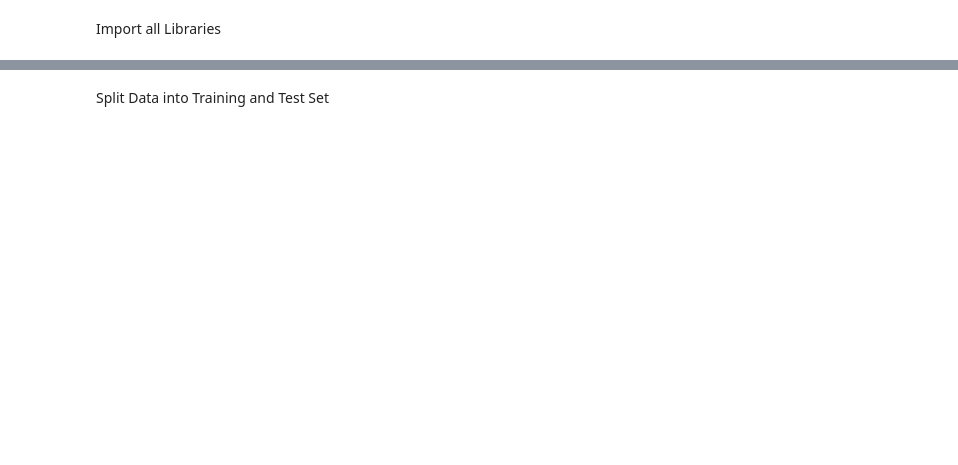
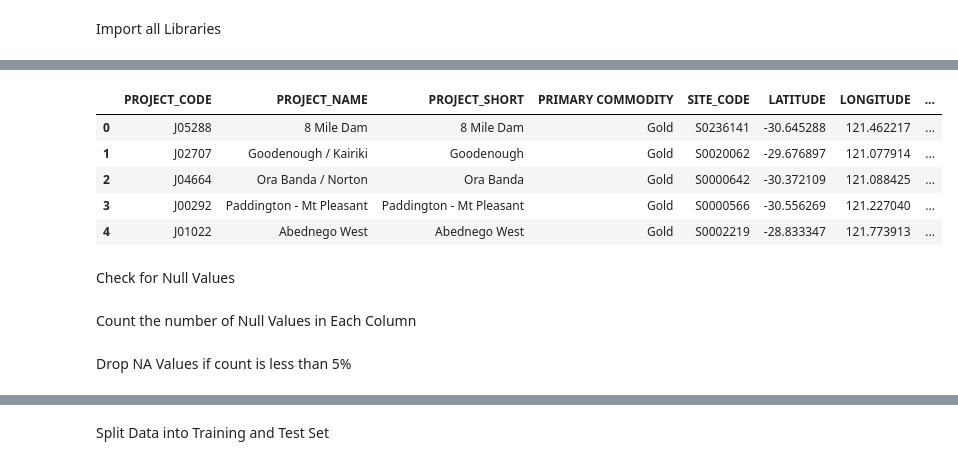
Before and after one commit to AbelJames26/Project_Mining, a Jupyter notebook: project.ipynb, the cells around one changed output, grey strips where cells are left out. Saved outputs shown, nothing was run; the diff lists cells and outputs as text; code cells hidden in the pictures; blank space fills up the shorter version.

```diff
--- a/project.ipynb
+++ b/project.ipynb
@@ -32,0 +23,10 @@ df
+# %%
+#Displaying the data
+df.head()
+# %% [output]
+|  | PROJECT_CODE | PROJECT_NAME | PROJECT_SHORT | PRIMARY COMMODITY | SITE_CODE | LATITUDE | LONGITUDE | ... |
+| 0 | J05288 | 8 Mile Dam | 8 Mile Dam | Gold | S0236141 | -30.645288 | 121.462217 | ... |
+| 1 | J02707 | Goodenough / Kairiki | Goodenough | Gold | S0020062 | -29.676897 | 121.077914 | ... |
+| 2 | J04664 | Ora Banda / Norton | Ora Banda | Gold | S0000642 | -30.372109 | 121.088425 | ... |
+| 3 | J00292 | Paddington - Mt Pleasant | Paddington - Mt Pleasant | Gold | S0000566 | -30.556269 | 121.227040 | ... |
+| 4 | J01022 | Abednego West | Abednego West | Gold | S0002219 | -28.833347 | 121.773913 | ... |
@@ -32,0 +35,2 @@ df
+# %% [markdown]
+Check for Null Values
@@ -32,0 +41,2 @@ df
+# %% [markdown]
+Count the number of Null Values in Each Column
@@ -32,0 +47,2 @@ df
+# %% [markdown]
+Drop NA Values if count is less than 5%
```
Also changed, not shown: parts of 27 cells of this notebook.
